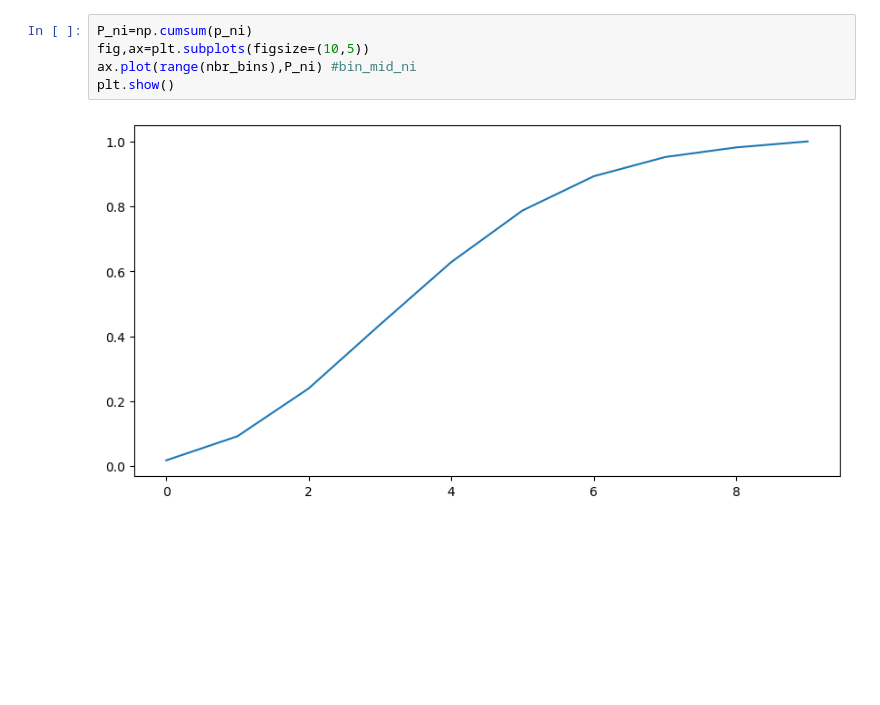
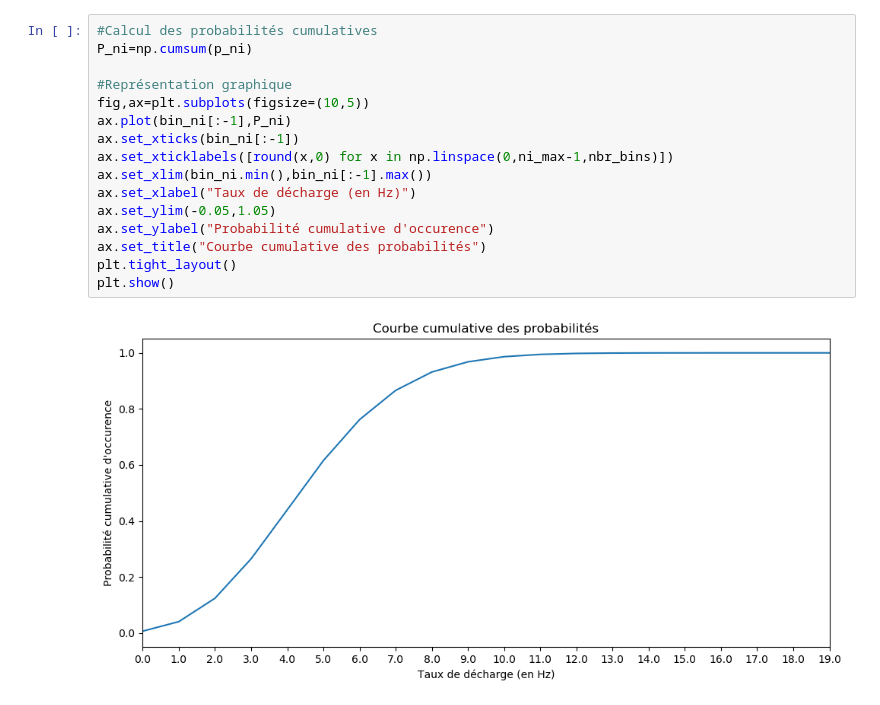
Before and after one commit to alexandre-laine/2023-INT-StageM1, a Jupyter notebook: Equa_histo.ipynb, the cells around one changed output. Drawn from its saved outputs; the diff is of its cells as text; blank space fills up the shorter version.

```diff
--- a/Equa_histo.ipynb
+++ b/Equa_histo.ipynb
@@ -27,8 +32,19 @@ plt.show()
-# %%
-P_ni=np.cumsum(p_ni)
-fig,ax=plt.subplots(figsize=(10,5))
-ax.plot(range(nbr_bins),P_ni) #bin_mid_ni
-plt.show()
-# %% [output]
-[figure, removed]
+# %%
+#Calcul des probabilités cumulatives
+P_ni=np.cumsum(p_ni)
+
+#Représentation graphique
+fig,ax=plt.subplots(figsize=(10,5))
+ax.plot(bin_ni[:-1],P_ni)
+ax.set_xticks(bin_ni[:-1])
+ax.set_xticklabels([round(x,0) for x in np.linspace(0,ni_max-1,nbr_bins)])
+ax.set_xlim(bin_ni.min(),bin_ni[:-1].max())
+ax.set_xlabel("Taux de décharge (en Hz)")
+ax.set_ylim(-0.05,1.05)
+ax.set_ylabel("Probabilité cumulative d'occurence")
+ax.set_title("Courbe cumulative des probabilités")
+plt.tight_layout()
+plt.show()
+# %% [output]
+[figure, added]
 # %%
```
Also changed, not shown: parts of 3 cells of this notebook.
